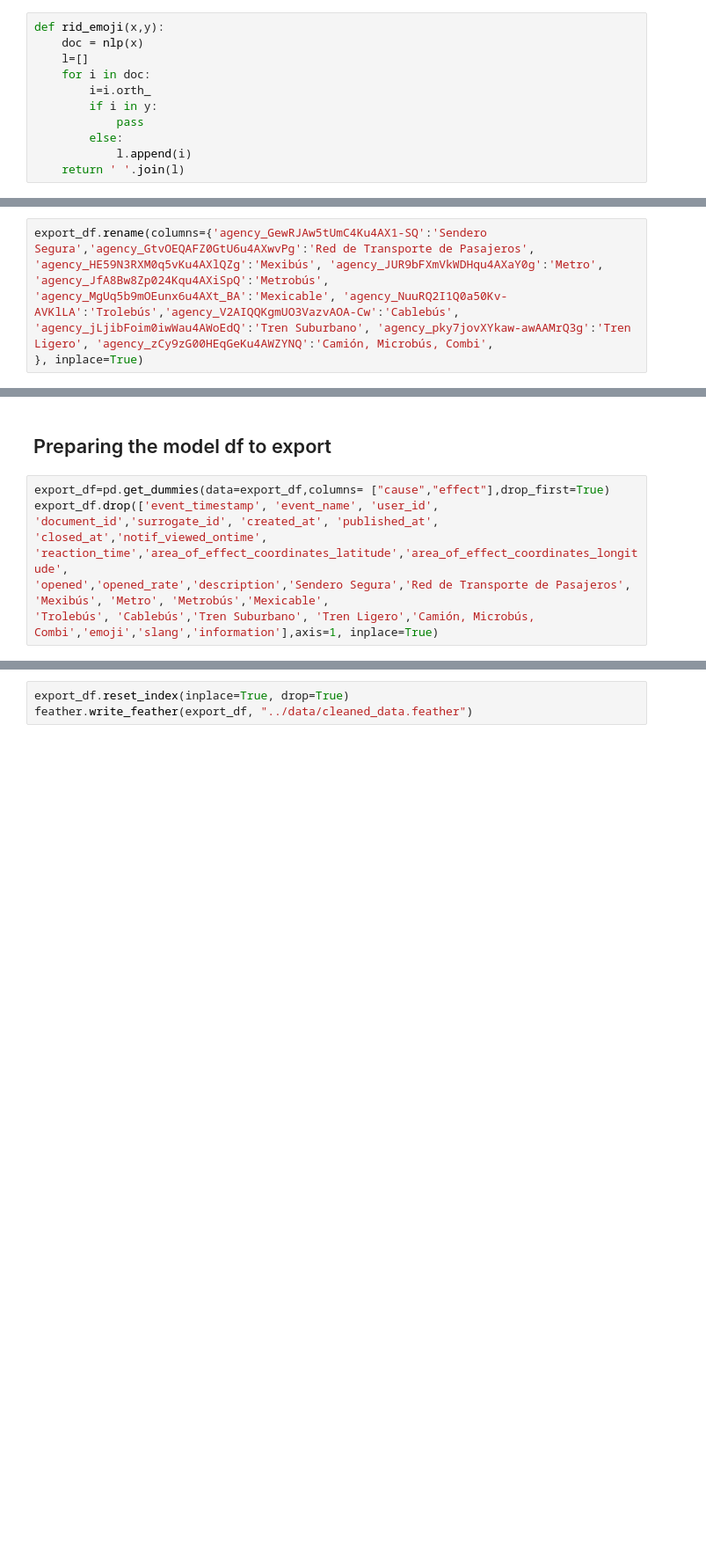
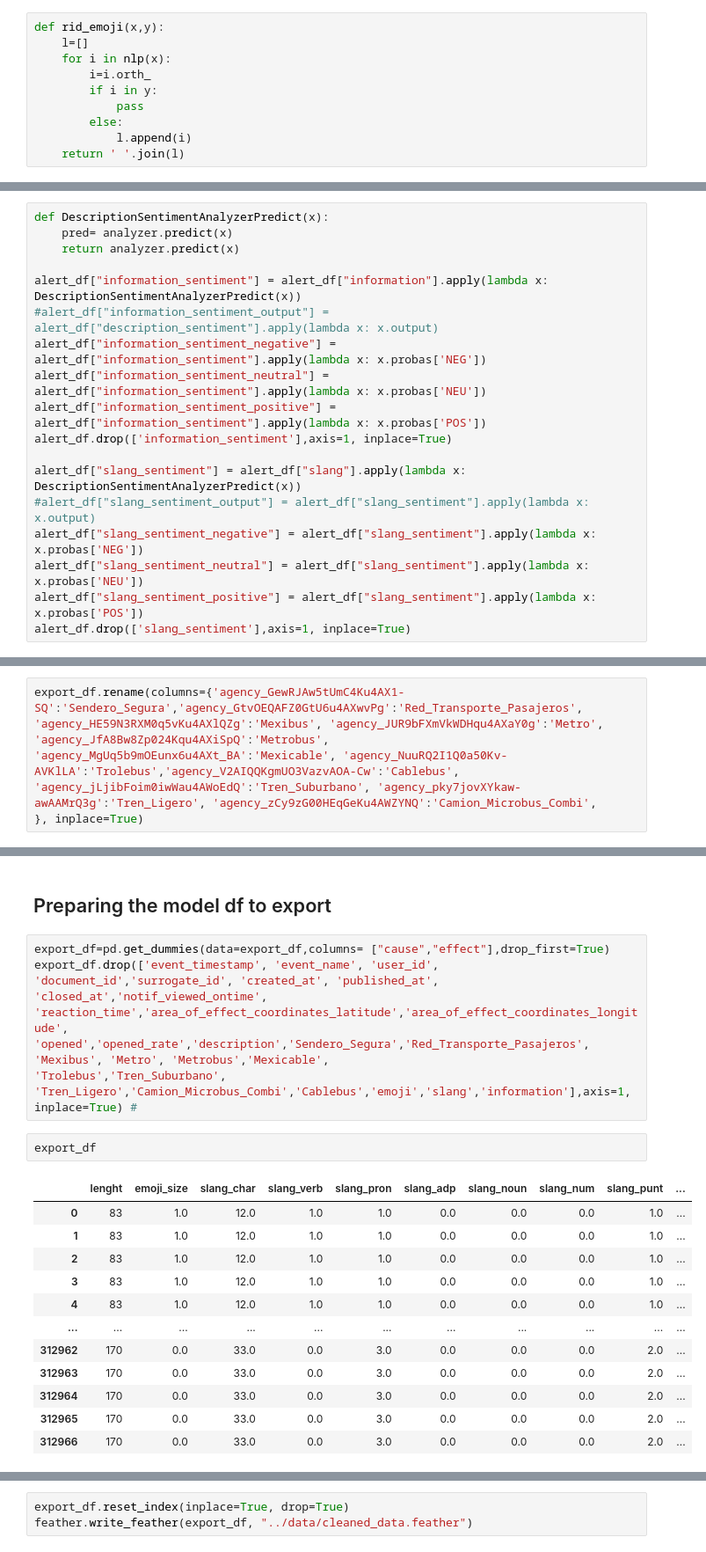
Before and after one commit to ComMutants/Capstone-WIMT, a Jupyter notebook: notebooks/Data_Cleaning_p01.ipynb, the cells around one changed output, grey strips where cells are left out. Shown: that part at 88% size. Saved outputs shown, nothing was run; the diff lists cells and outputs as text; blank space fills up the shorter version.

```diff
--- a/notebooks/Data_Cleaning_p01.ipynb
+++ b/notebooks/Data_Cleaning_p01.ipynb
@@ -67,9 +63,8 @@ def get_emoji(x):
     return l
 # %%
 def rid_emoji(x,y):
-    doc = nlp(x)
     l=[]
-    for i in doc:
+    for i in nlp(x):
         i=i.orth_
         if i in y:
             pass
@@ -138,3 +131,21 @@ alert_df["info_det"  ]  = alert_df["information"].apply(lambda x:  label_text  (
+# %%
+def DescriptionSentimentAnalyzerPredict(x):
+    pred= analyzer.predict(x)
+    return analyzer.predict(x)
+
+alert_df["information_sentiment"] = alert_df["information"].apply(lambda x: DescriptionSentimentAnalyzerPredict(x))
+#alert_df["information_sentiment_output"] = alert_df["description_sentiment"].apply(lambda x: x.output)
+alert_df["information_sentiment_negative"] = alert_df["information_sentiment"].apply(lambda x: x.probas['NEG'])
+alert_df["information_sentiment_neutral"] = alert_df["information_sentiment"].apply(lambda x: x.probas['NEU'])
+alert_df["information_sentiment_positive"] = alert_df["information_sentiment"].apply(lambda x: x.probas['POS'])
+alert_df.drop(['information_sentiment'],axis=1, inplace=True)
+
+alert_df["slang_sentiment"] = alert_df["slang"].apply(lambda x: DescriptionSentimentAnalyzerPredict(x))
+#alert_df["slang_sentiment_output"] = alert_df["slang_sentiment"].apply(lambda x: x.output)
+alert_df["slang_sentiment_negative"] = alert_df["slang_sentiment"].apply(lambda x: x.probas['NEG'])
+alert_df["slang_sentiment_neutral"] = alert_df["slang_sentiment"].apply(lambda x: x.probas['NEU'])
+alert_df["slang_sentiment_positive"] = alert_df["slang_sentiment"].apply(lambda x: x.probas['POS'])
+alert_df.drop(['slang_sentiment'],axis=1, inplace=True)
 # %% [markdown]
 ## Merging alert df with agency dummy variables
 # %%
@@ -220,10 +231,10 @@ export_df= export_df.merge(merge_column, left_on="document_id", right_index=True
 # %%
 export_df["interesting_message"]=list(map(lambda x: 1 if x>0.05 else 0, export_df["opened_rate"]))
 # %%
-export_df.rename(columns={'agency_GewRJAw5tUmC4Ku4AX1-SQ':'Sendero Segura','agency_GtvOEQAFZ0GtU6u4AXwvPg':'Red de Transporte de Pasajeros',
-'agency_HE59N3RXM0q5vKu4AXlQZg':'Mexibús', 'agency_JUR9bFXmVkWDHqu4AXaY0g':'Metro', 'agency_JfA8Bw8Zp024Kqu4AXiSpQ':'Metrobús',
-'agency_MgUq5b9mOEunx6u4AXt_BA':'Mexicable', 'agency_NuuRQ2I1Q0a50Kv-AVKlLA':'Trolebús','agency_V2AIQQKgmUO3VazvAOA-Cw':'Cablebús',
-'agency_jLjibFoim0iwWau4AWoEdQ':'Tren Suburbano', 'agency_pky7jovXYkaw-awAAMrQ3g':'Tren Ligero', 'agency_zCy9zG00HEqGeKu4AWZYNQ':'Camión, Microbús, Combi',
+export_df.rename(columns={'agency_GewRJAw5tUmC4Ku4AX1-SQ':'Sendero_Segura','agency_GtvOEQAFZ0GtU6u4AXwvPg':'Red_Transporte_Pasajeros',
+'agency_HE59N3RXM0q5vKu4AXlQZg':'Mexibus', 'agency_JUR9bFXmVkWDHqu4AXaY0g':'Metro', 'agency_JfA8Bw8Zp024Kqu4AXiSpQ':'Metrobus',
+'agency_MgUq5b9mOEunx6u4AXt_BA':'Mexicable', 'agency_NuuRQ2I1Q0a50Kv-AVKlLA':'Trolebus','agency_V2AIQQKgmUO3VazvAOA-Cw':'Cablebus',
+'agency_jLjibFoim0iwWau4AWoEdQ':'Tren_Suburbano', 'agency_pky7jovXYkaw-awAAMrQ3g':'Tren_Ligero', 'agency_zCy9zG00HEqGeKu4AWZYNQ':'Camion_Microbus_Combi',
 }, inplace=True)
 # %% [markdown]
 ## Exporting the df for EDA.
@@ -236,5 +247,20 @@ feather.write_feather(export_df, "../data/data_EDA.feather")
 export_df=pd.get_dummies(data=export_df,columns= ["cause","effect"],drop_first=True)
 export_df.drop(['event_timestamp', 'event_name', 'user_id', 'document_id','surrogate_id', 'created_at', 'published_at',
 'closed_at','notif_viewed_ontime', 'reaction_time','area_of_effect_coordinates_latitude','area_of_effect_coordinates_longitude',
-'opened','opened_rate','description','Sendero Segura','Red de Transporte de Pasajeros', 'Mexibús', 'Metro', 'Metrobús','Mexicable',
-'Trolebús', 'Cablebús','Tren Suburbano', 'Tren Ligero','Camión, Microbús, Combi','emoji','slang','information'],axis=1, inplace=True)
+'opened','opened_rate','description','Sendero_Segura','Red_Transporte_Pasajeros', 'Mexibus', 'Metro', 'Metrobus','Mexicable',
+'Trolebus','Tren_Suburbano', 'Tren_Ligero','Camion_Microbus_Combi','Cablebus','emoji','slang','information'],axis=1, inplace=True) #
+# %%
+export_df
+# %% [output]
+|  | lenght | emoji_size | slang_char | slang_verb | slang_pron | slang_adp | slang_noun | slang_num | slang_punt | ... |
+| 0 | 83 | 1.0 | 12.0 | 1.0 | 1.0 | 0.0 | 0.0 | 0.0 | 1.0 | ... |
+| 1 | 83 | 1.0 | 12.0 | 1.0 | 1.0 | 0.0 | 0.0 | 0.0 | 1.0 | ... |
+| 2 | 83 | 1.0 | 12.0 | 1.0 | 1.0 | 0.0 | 0.0 | 0.0 | 1.0 | ... |
+| 3 | 83 | 1.0 | 12.0 | 1.0 | 1.0 | 0.0 | 0.0 | 0.0 | 1.0 | ... |
+| 4 | 83 | 1.0 | 12.0 | 1.0 | 1.0 | 0.0 | 0.0 | 0.0 | 1.0 | ... |
+| ... | ... | ... | ... | ... | ... | ... | ... | ... | ... | ... |
+| 312962 | 170 | 0.0 | 33.0 | 0.0 | 3.0 | 0.0 | 0.0 | 0.0 | 2.0 | ... |
+| 312963 | 170 | 0.0 | 33.0 | 0.0 | 3.0 | 0.0 | 0.0 | 0.0 | 2.0 | ... |
+| 312964 | 170 | 0.0 | 33.0 | 0.0 | 3.0 | 0.0 | 0.0 | 0.0 | 2.0 | ... |
+| 312965 | 170 | 0.0 | 33.0 | 0.0 | 3.0 | 0.0 | 0.0 | 0.0 | 2.0 | ... |
+| 312966 | 170 | 0.0 | 33.0 | 0.0 | 3.0 | 0.0 | 0.0 | 0.0 | 2.0 | ... |
```
Also changed, not shown: parts of 7 cells of this notebook, 1 other file.
